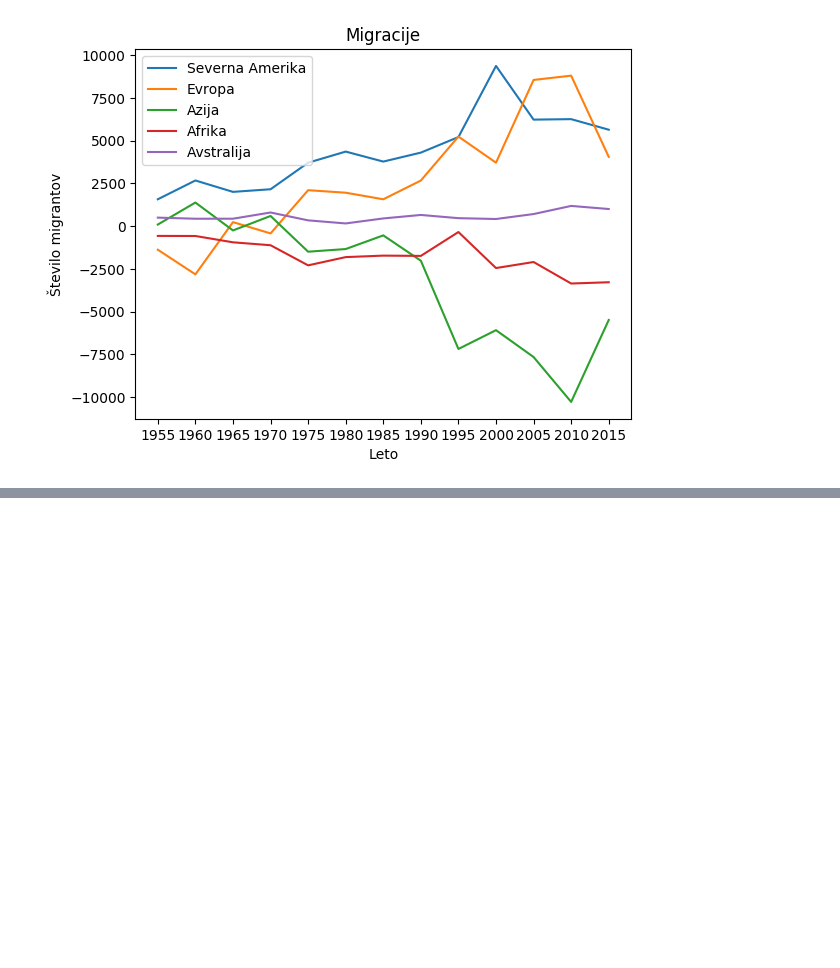
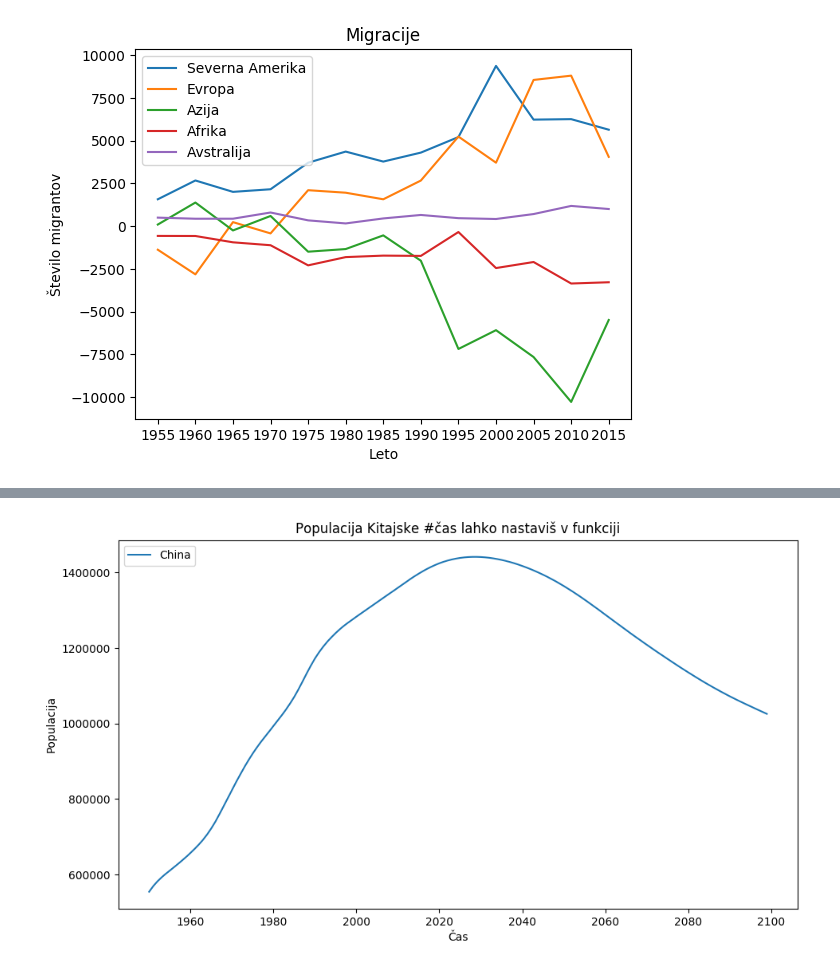
Before and after one commit to MaticSincek/PR18JJMSTB, a Jupyter notebook: vmesno-poročilo.ipynb, the cells around one changed output, grey strips where cells are left out. Cells and saved outputs as stored; diff of their text form; code cells hidden in the pictures; blank space fills up the shorter version.

```diff
--- a/vmesno-poročilo.ipynb
+++ b/vmesno-poročilo.ipynb
@@ -500,0 +551,28 @@ plt.show()
+# %%
+region = defaultdict()
+def chinaPopulation(filename):
+    dictionary = dict()
+    reader = DictReader(open(filename, 'rt', encoding='utf-8'))
+    for row in reader:
+        country = row["Location"]
+        time = row["Time"]
+        population = row["PopTotal"]
+        if row["VarID"] == "2":
+            if "China" == row["Location"]:
+                dictionary[(time, "China")] = float(population)
+    china = []
+    yearsRange = range(1950, 2100)  #interval is adjustable(1950-2100)
+    for i in yearsRange:
+        china.append(dictionary[(str(i), "China")])
+    x = yearsRange
+    plt.figure(figsize=(11,6))
+    plt.plot(x, china)
+    plt.legend(['China'], loc='upper left')
+    plt.title("Populacija Kitajske #čas lahko nastaviš v funkciji")
+    plt.xlabel("Čas")
+    plt.ylabel("Populacija")
+    plt.show()
+
+chinaPopulation("WPP2017_TotalPopulationBySex.csv")
+# %% [output]
+[figure, added]
```
Also changed, not shown: parts of 4 cells of this notebook, 1 other file.
